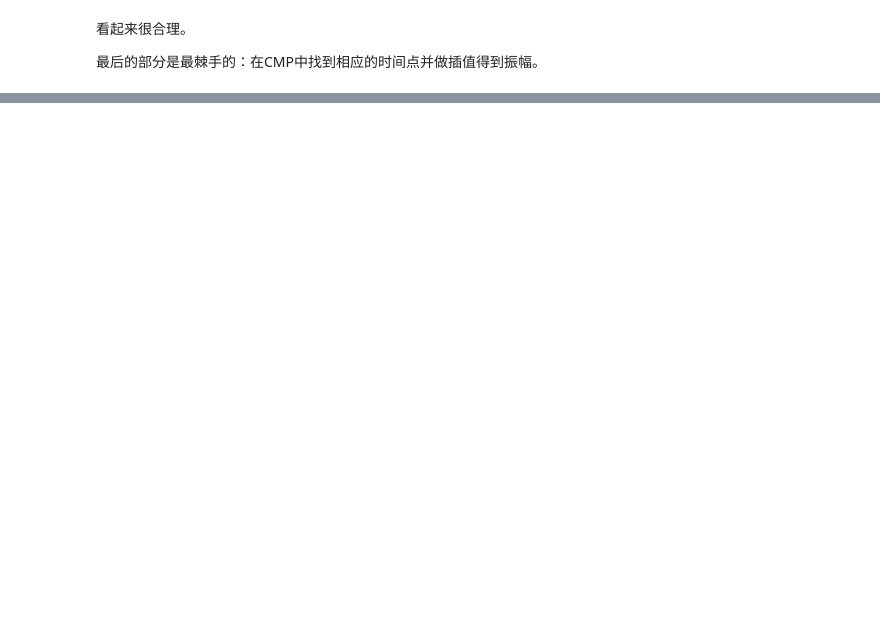
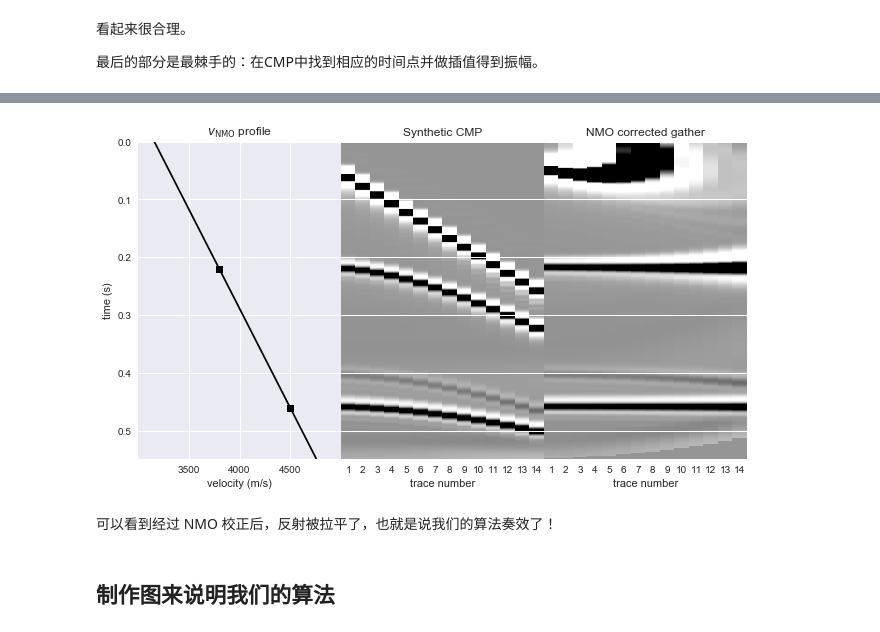
Before and after one commit to whu-pzhang/SEG_Tutorial, a Jupyter notebook: nmo_tutorial/normal-moveout-corrention.ipynb, the cells around one changed output, grey strips where cells are left out. Cells and saved outputs as stored; diff of their text form; code cells hidden in the pictures; blank space fills up the shorter version.

```diff
--- a/nmo_tutorial/normal-moveout-corrention.ipynb
+++ b/nmo_tutorial/normal-moveout-corrention.ipynb
@@ -223,0 +243,56 @@ TEST
+# %%
+times = np.arange(nsamples)*dt
+v1, t1 = 3800, 0.22
+v2, t2 = 4500, 0.46
+# equation for a straight line between two points
+v_nmo = v1 + ((v2-v1)/(t2-t1))*(times - t1)
+# %%
+nmo = nmo_correction(cmp, dt, offsets, v_nmo)
+# %%
+plt.style.use(['seaborn-dark', 'seaborn-colorblind', 'seaborn-notebook'])
+# %%
+fig = plt.figure(figsize=(9, 5.1))
+
+ax = plt.subplot(131)
+ax.set_title(r'$v_\mathrm{NMO}$ profile')
+ax.plot(v_nmo, np.arange(nsamples)*dt, '-k')
+ax.plot([v1, v2], [t1, t2], 'sk')
+ax.set_xlabel('velocity (m/s)')
+ax.set_ylabel('time (s)')
+ax.set_xlim(3000, 5000)
+ax.set_ylim(nsamples*dt, 0)
+ax.grid()
+ax.set_xticks(ax.get_xticks()[1:-1])
+
+ax = plt.subplot(132)
+ax.set_title('Synthetic CMP')
+ax.set_xlabel('trace number')
+cutoff = 0.1
+aspect = 40
+ax.imshow(cmp, extent=[0.5, noffsets + 0.5, dt*nsamples, 0],
+          aspect=aspect, cmap='Greys', vmin=-cutoff, vmax=cutoff,
+          interpolation='none')
+trace_numbers = list(range(1, noffsets + 1))
+ax.set_xticks(trace_numbers)
+ax.set_yticklabels([])
+ax.grid(axis='y')
+
+ax = plt.subplot(133)
+ax.set_title('NMO corrected gather')
+ax.set_xlabel('trace number')
+ax.imshow(nmo, extent=[0.5, noffsets + 0.5, dt*nsamples, 0],
+          aspect=aspect, cmap='Greys', vmin=-cutoff, vmax=cutoff,
+          interpolation='none')
+trace_numbers = list(range(1, noffsets + 1))
+ax.set_xticks(trace_numbers)
+ax.set_yticklabels([])
+ax.grid(axis='y')
+
+plt.tight_layout(pad=0.2, w_pad=0)
+plt.savefig('figures/nmo-application.png', dpi=600)
+# %% [output]
+[figure, added]
+# %% [markdown]
+可以看到经过 NMO 校正后，反射被拉平了，也就是说我们的算法奏效了！
+# %% [markdown]
+## 制作图来说明我们的算法
```
Also changed, not shown: parts of 15 cells of this notebook, 3 other files.
